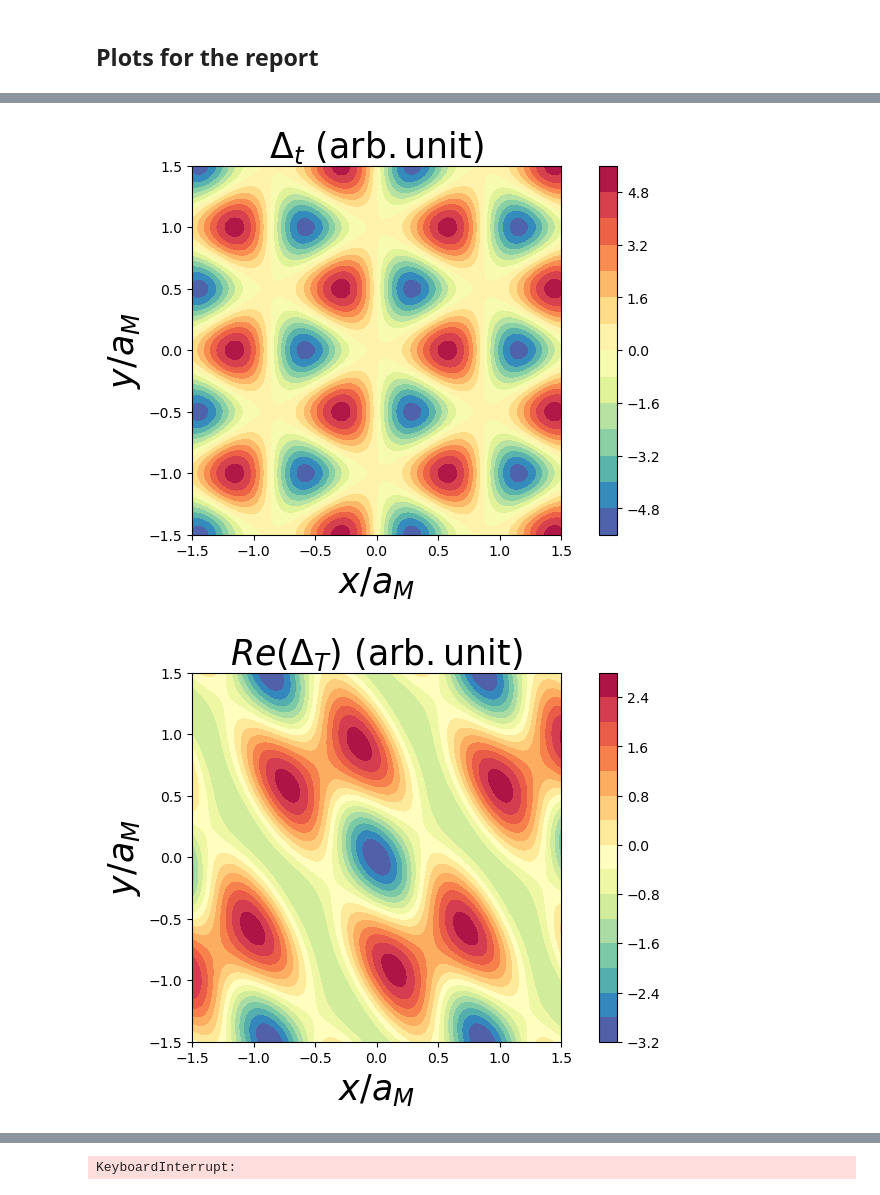
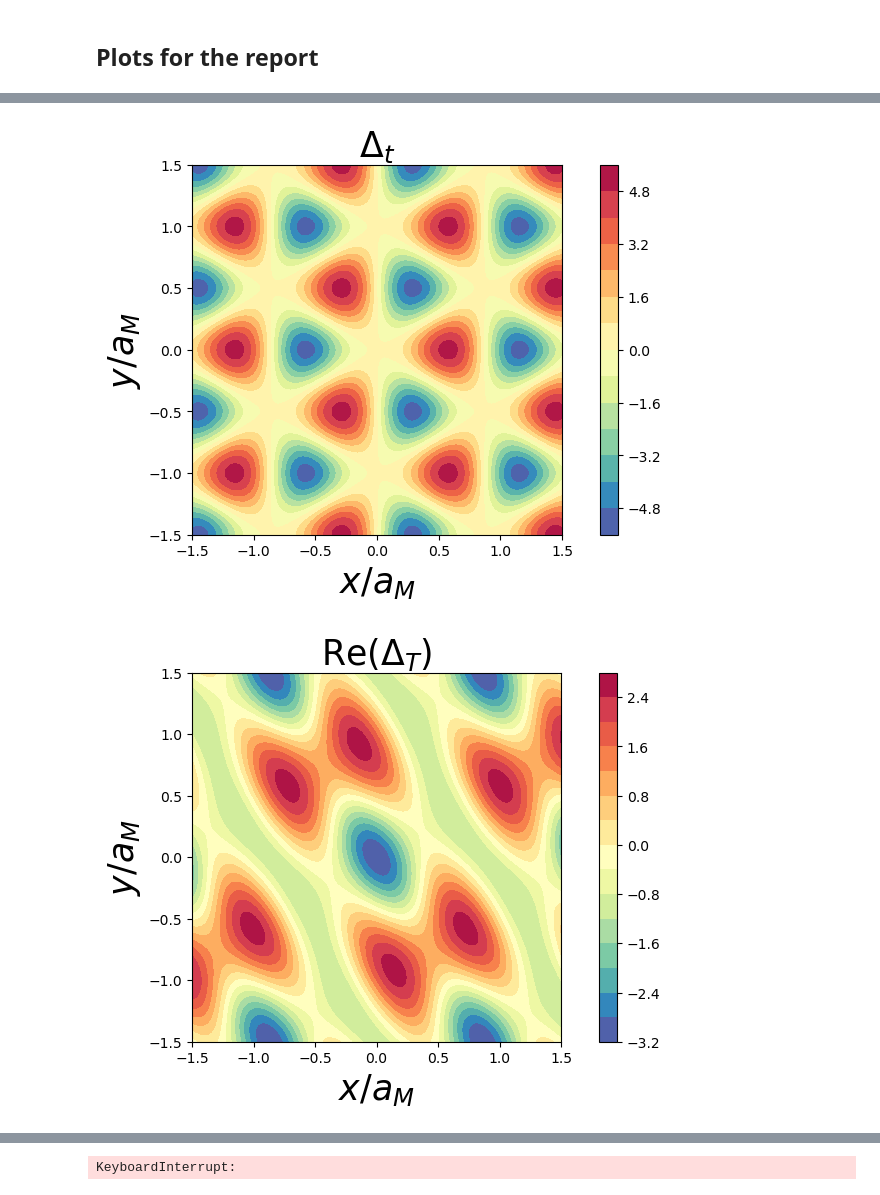
Before and after one commit to DaanTimmers/DT_Part_III_Project, a Jupyter notebook: Gauge field.ipynb, the cells around one changed output, grey strips where cells are left out. Saved outputs shown, nothing was run; the diff lists cells and outputs as text; code cells hidden in the pictures.

```diff
--- a/Gauge field.ipynb
+++ b/Gauge field.ipynb
@@ -349,7 +349,7 @@ bilayer.angles()
 fig, ax = plt.subplots(layout='constrained')
 
 ax.set_aspect('equal')
-ax.set_title('$\Delta_b \ (\mathrm{arb. unit})$', size=25)
+ax.set_title('$\Delta_b$', size=25)
 ax.set_xlabel('$x/a_M$', size=25)
 ax.set_ylabel('$y/a_M$',size=25)
 contours = ax.contourf(bilayer.xx / bilayer.aM, bilayer.yy / bilayer.aM, bilayer.Del_b, 15, cmap='Spectral_r')
@@ -360,7 +360,7 @@ plt.show()
 fig, ax = plt.subplots(layout='constrained')
 
 ax.set_aspect('equal')
-ax.set_title('$\Delta_t \ (\mathrm{arb. unit})$', size=25)
+ax.set_title('$\Delta_t$', size=25)
 ax.set_xlabel('$x/a_M$', size=25)
 ax.set_ylabel('$y/a_M$',size=25)
 contours = ax.contourf(bilayer.xx / bilayer.aM, bilayer.yy / bilayer.aM, bilayer.Del_t, 15, cmap='Spectral_r')
@@ -371,7 +371,7 @@ plt.show()
 fig, ax = plt.subplots(layout='constrained')
 
 ax.set_aspect('equal')
-ax.set_title('$Re(\Delta_T) \ (\mathrm{arb. unit})$', size=25)
+ax.set_title('Re($\Delta_T$)', size=25)
 ax.set_xlabel('$x/a_M$', size=25)
 ax.set_ylabel('$y/a_M$',size=25)
 contours = ax.contourf(bilayer.xx / bilayer.aM, bilayer.yy / bilayer.aM, bilayer.Delta[0], 15, cmap='Spectral_r')
@@ -382,7 +382,7 @@ plt.show()
 fig, ax = plt.subplots(layout='constrained')
 
 ax.set_aspect('equal')
-ax.set_title('$Im(\Delta_T) \ (\mathrm{arb. unit})$', size=25)
+ax.set_title('Im($\Delta_T$)', size=25)
 ax.set_xlabel('$x/a_M$', size=25)
 ax.set_ylabel('$y/a_M$',size=25)
 contours = ax.contourf(bilayer.xx / bilayer.aM, bilayer.yy / bilayer.aM, bilayer.Delta[1], 15, cmap='Spectral_r')
@@ -393,7 +393,7 @@ plt.show()
 fig, ax = plt.subplots(layout='constrained')
 
 ax.set_aspect('equal')
-ax.set_title('$|\Delta_T| \ (\mathrm{arb. unit})$', size=25)
+ax.set_title('$|\Delta_T|$', size=25)
 ax.set_xlabel('$x/a_M$', size=25)
 ax.set_ylabel('$y/a_M$',size=25)
 contours = ax.contourf(bilayer.xx / bilayer.aM, bilayer.yy / bilayer.aM, bilayer.abs_Delta, 15, cmap='Spectral_r')
@@ -405,2 +405,2 @@ plt.show()
-[figure, old version]
+[figure, new version]
-[figure, old version]
+[figure, new version]
```
Also changed, not shown: parts of 2 cells of this notebook, 8 other files.
